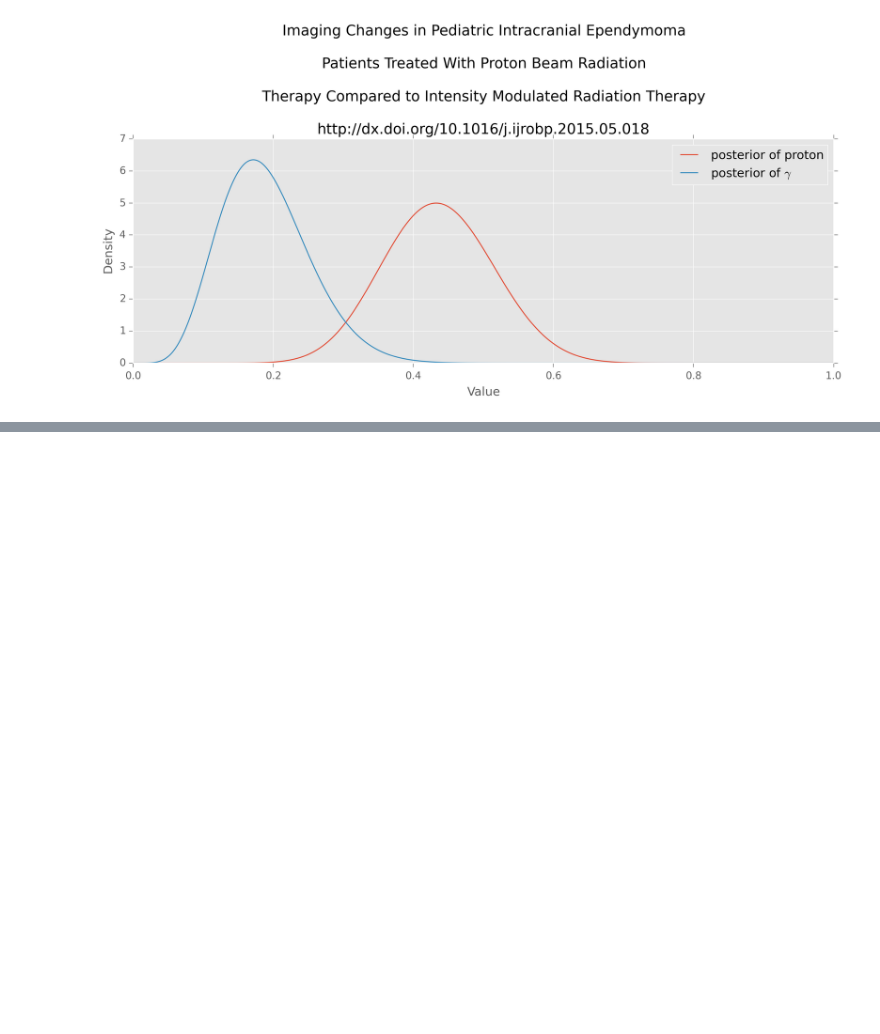
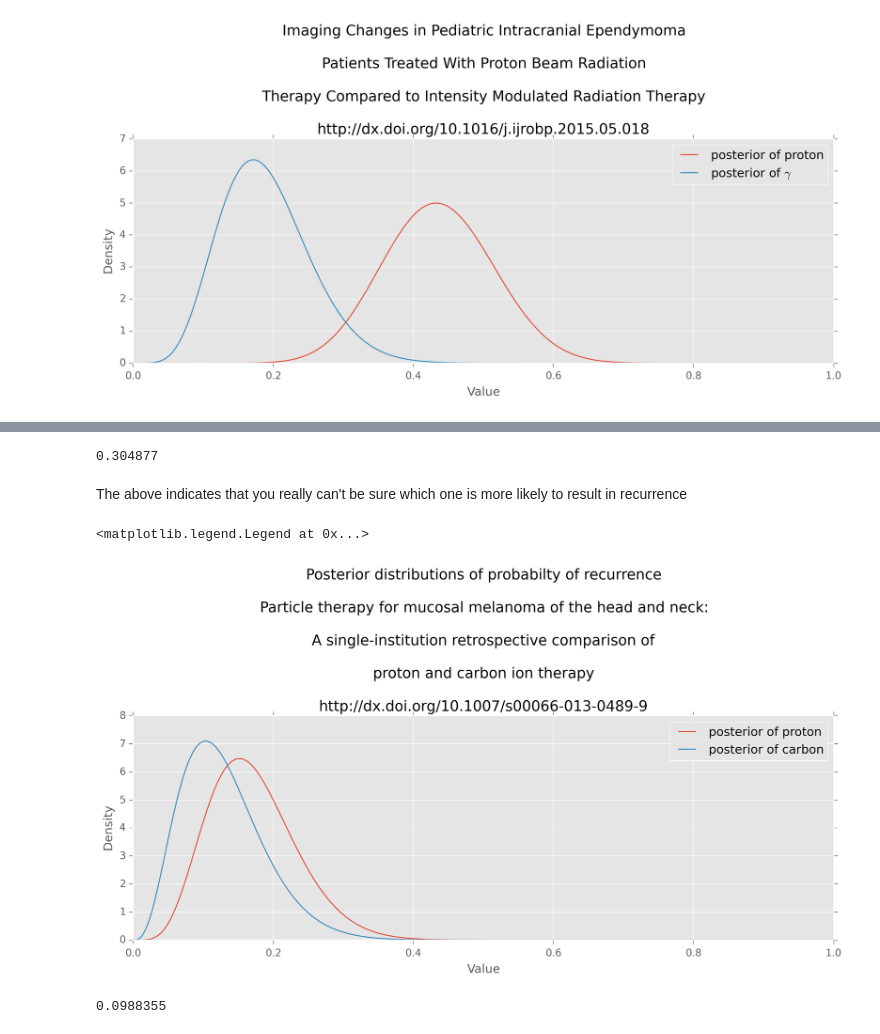
Before and after one commit to doolingdavid/Probabilistic-Programming-and-Bayesian-Methods-for-Hackers, a Jupyter notebook: ClinicalTrialExample.ipynb, the cells around one changed output, grey strips where cells are left out. Saved outputs shown, nothing was run; the diff lists cells and outputs as text; code cells hidden in the pictures; blank space fills up the shorter version.

```diff
--- a/ClinicalTrialExample.ipynb
+++ b/ClinicalTrialExample.ipynb
@@ -440,0 +492,74 @@ plt.legend()
+# %%
+PT_TOTAL = 33
+CIT_TOTAL = 29
+
+PT_RECURRENCE = 5
+CIT_RECURRENCE = 3
+
+from scipy.stats import beta
+alpha_prior = 1
+beta_prior = 1
+
+posterior_proton = beta(alpha_prior + PT_RECURRENCE, beta_prior + PT_TOTAL - PT_RECURRENCE)
+
+posterior_cit = beta(alpha_prior + CIT_RECURRENCE, beta_prior + CIT_TOTAL - CIT_RECURRENCE)
+
+
+samples = 2000000
+
+samples_posterior_proton = posterior_proton.rvs(samples)
+
+samples_posterior_cit = posterior_cit.rvs(samples)
+
+print (samples_posterior_cit > samples_posterior_proton).mean()
+# %% [output]
+0.304877
+# %% [markdown]
+The above indicates that you really can't be sure which one is more likely to result in recurrence
+# %%
+%matplotlib inline
+from IPython.core.pylabtools import figsize
+from matplotlib import pyplot as plt
+figsize(12.5, 4)
+plt.rcParams['savefig.dpi'] = 300
+plt.rcParams['figure.dpi'] = 300
+x = np.linspace(0,1, 50000)
+plt.plot(x, posterior_proton.pdf(x), label='posterior of proton')
+plt.plot(x, posterior_cit.pdf(x), label='posterior of carbon')
+plt.xlabel('Value')
+plt.ylabel('Density')
+plt.title("""Posterior distributions of probabilty of recurrence \n
+Particle therapy for mucosal melanoma of the head and neck: \n
+A single-institution retrospective comparison of \n
+proton and carbon ion therapy \n
+http://dx.doi.org/10.1007/s00066-013-0489-9""")
+plt.legend()
+#plt.xlim(0.02,0.2)
+# %% [output]
+<matplotlib.legend.Legend at 0x...>
+[figure, added]
+# %%
+PT_TOTAL = 33
+CIT_TOTAL = 29
+
+PT_MET = 18
+CIT_MET = 11
+
+from scipy.stats import beta
+alpha_prior = 1
+beta_prior = 1
+
+posterior_proton = beta(alpha_prior + PT_MET, beta_prior + PT_TOTAL - PT_MET)
+
+posterior_cit = beta(alpha_prior + CIT_MET, beta_prior + CIT_TOTAL - CIT_MET)
+
+
+samples = 2000000
+
+samples_posterior_proton = posterior_proton.rvs(samples)
+
+samples_posterior_cit = posterior_cit.rvs(samples)
+
+print (samples_posterior_cit > samples_posterior_proton).mean()
+# %% [output]
+0.0988355
```
Also changed, not shown: parts of 7 cells of this notebook.
